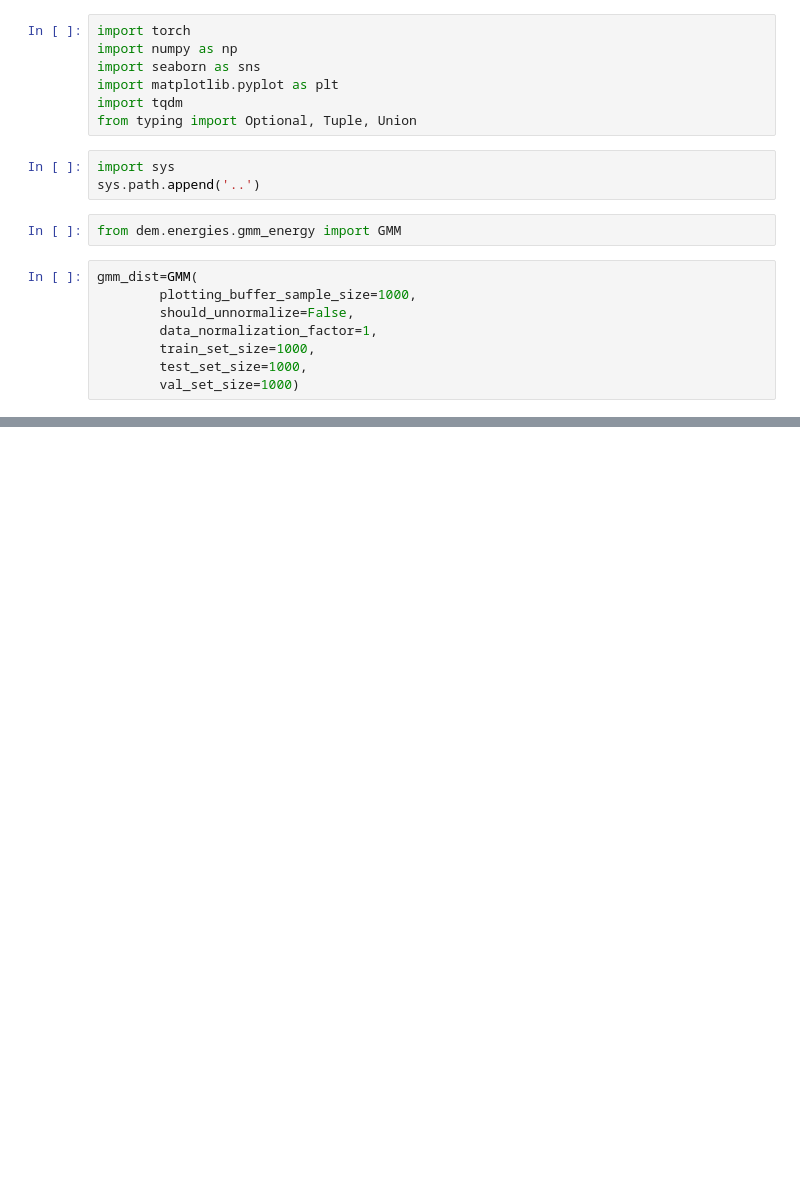
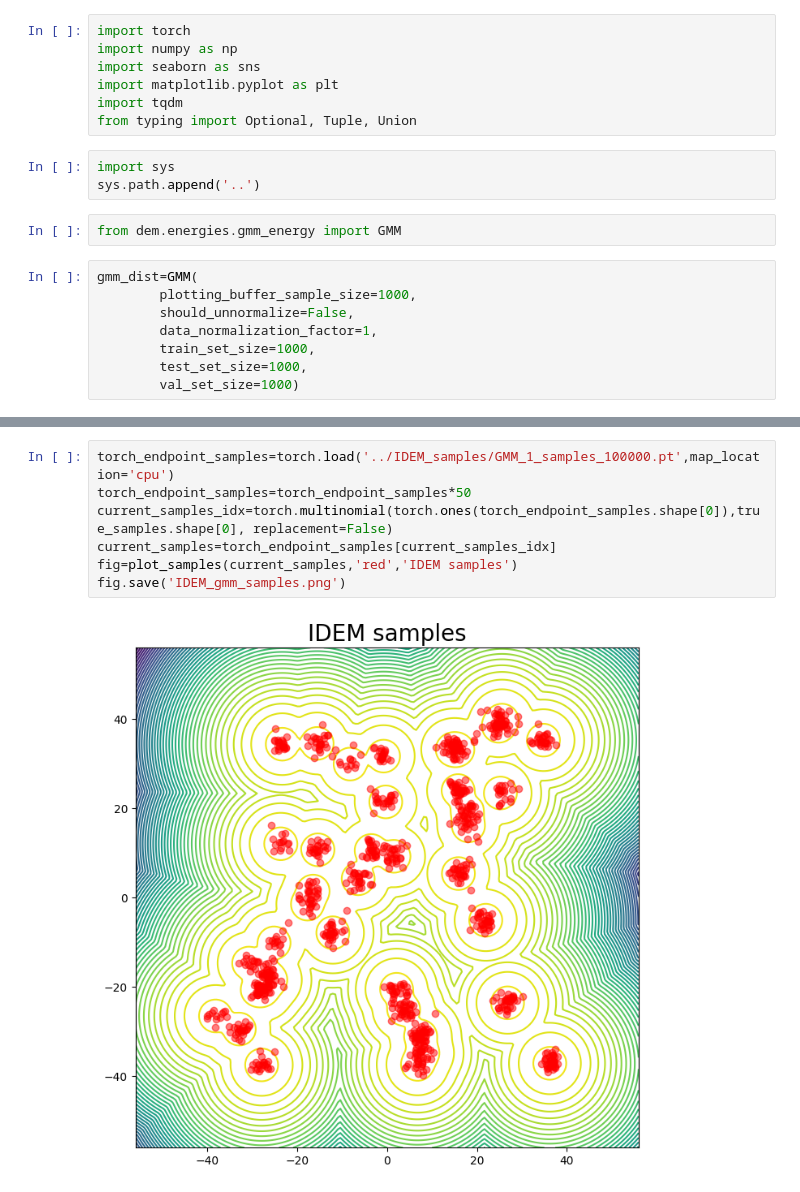
Before and after one commit to RishalAggarwal/EnergyBasedMCMC, a Jupyter notebook: notebooks/gmm_benchmark.ipynb, the cells around one changed output, grey strips where cells are left out. Cells and saved outputs as stored; diff of their text form; blank space fills up the shorter version.

```diff
--- a/notebooks/gmm_benchmark.ipynb
+++ b/notebooks/gmm_benchmark.ipynb
@@ -372,0 +180,9 @@ new_samples=hmc(initial_samples,true_samples,gmm_dist,150000,5,1)
+# %%
+torch_endpoint_samples=torch.load('../IDEM_samples/GMM_1_samples_100000.pt',map_location='cpu')
+torch_endpoint_samples=torch_endpoint_samples*50
+current_samples_idx=torch.multinomial(torch.ones(torch_endpoint_samples.shape[0]),true_samples.shape[0], replacement=False)
+current_samples=torch_endpoint_samples[current_samples_idx]
+fig=plot_samples(current_samples,'red','IDEM samples')
+fig.save('IDEM_gmm_samples.png')
+# %% [output]
+[figure, added]
```
Also changed, not shown: parts of 40 cells of this notebook.
